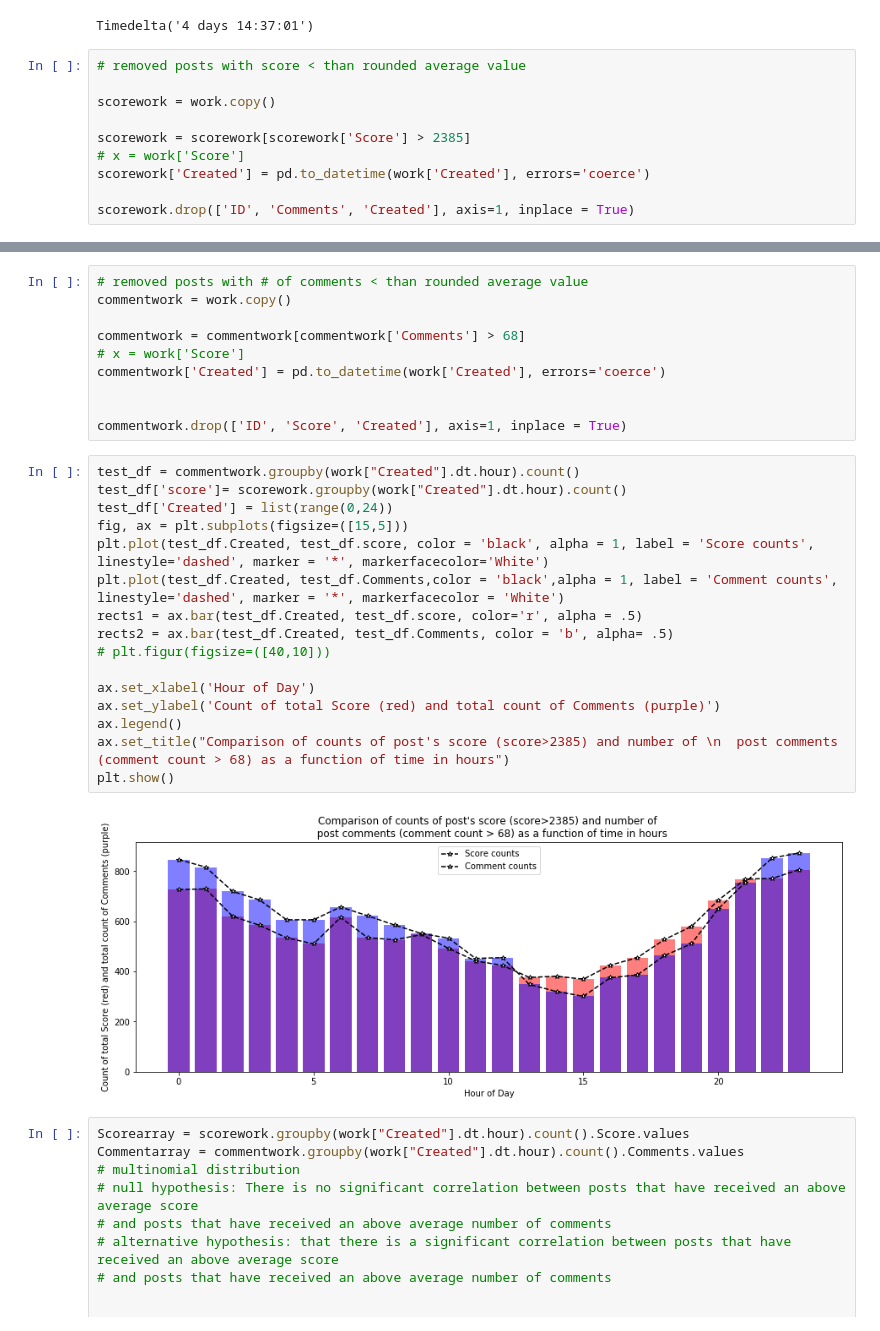
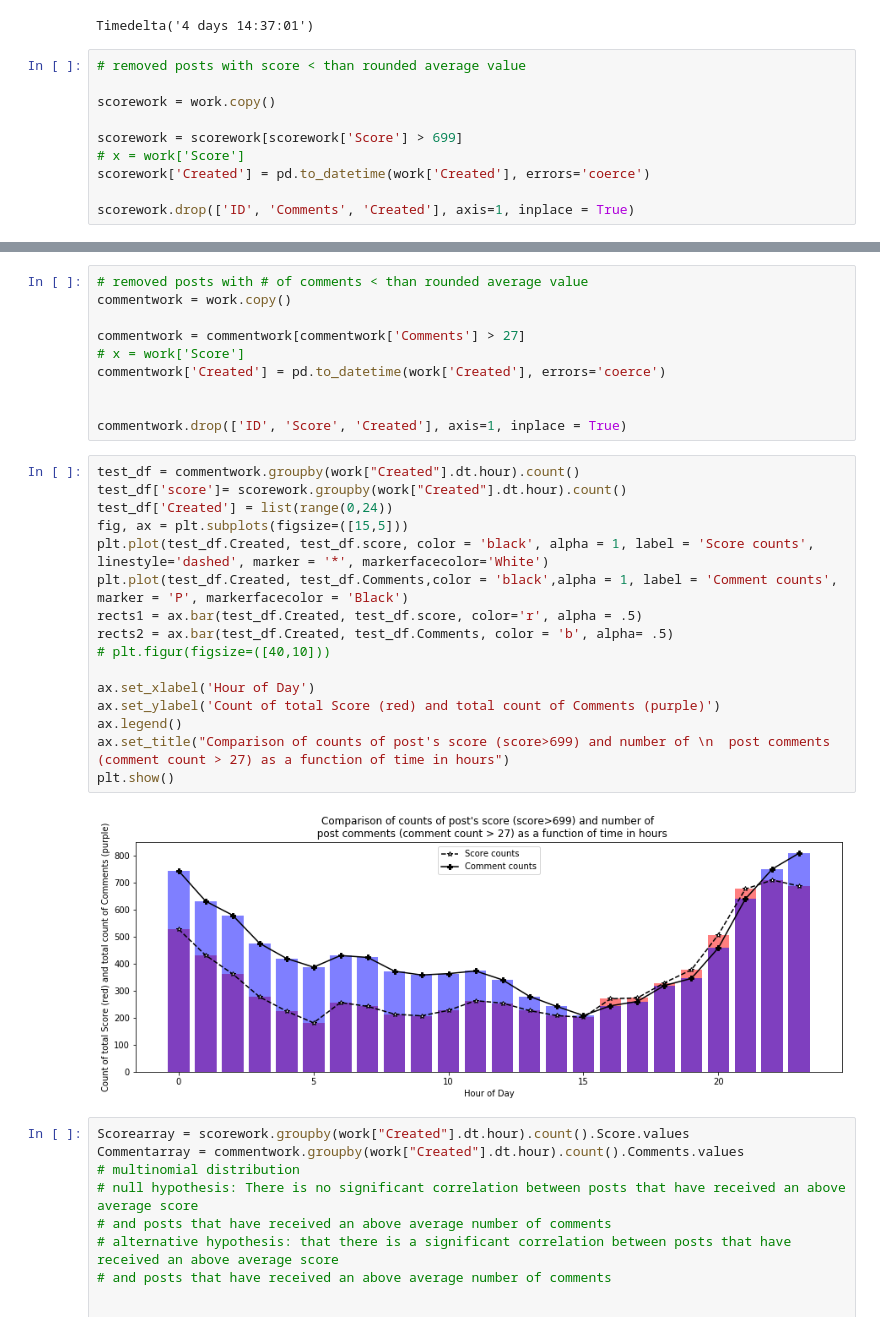
Before and after one commit to Jameshskelton/Simple-Reddit-Scraper, a Jupyter notebook: Scripts/EDA-and-Analysis.ipynb, the cells around one changed output, grey strips where cells are left out. Drawn from its saved outputs; the diff is of its cells as text.

```diff
--- a/Scripts/EDA-and-Analysis.ipynb
+++ b/Scripts/EDA-and-Analysis.ipynb
@@ -264,7 +239,7 @@ Timedelta('4 days 14:37:01')
 
 scorework = work.copy()
 
-scorework = scorework[scorework['Score'] > 2385]
+scorework = scorework[scorework['Score'] > 699]
 # x = work['Score']
 scorework['Created'] = pd.to_datetime(work['Created'], errors='coerce')
 
@@ -275,7 +248,7 @@ Timestamp('2020-01-07 21:41:52')
 # removed posts with # of comments < than rounded average value
 commentwork = work.copy()
 
-commentwork = commentwork[commentwork['Comments'] > 68]
+commentwork = commentwork[commentwork['Comments'] > 27]
 # x = work['Score']
 commentwork['Created'] = pd.to_datetime(work['Created'], errors='coerce')
 
@@ -284,21 +257,21 @@ commentwork.drop(['ID', 'Score', 'Created'], axis=1, inplace = True)
 # %%
 test_df = commentwork.groupby(work["Created"].dt.hour).count()
 test_df['score']= scorework.groupby(work["Created"].dt.hour).count()
 test_df['Created'] = list(range(0,24))
 fig, ax = plt.subplots(figsize=([15,5]))
 plt.plot(test_df.Created, test_df.score, color = 'black', alpha = 1, label = 'Score counts', linestyle='dashed', marker = '*', markerfacecolor='White')
-plt.plot(test_df.Created, test_df.Comments,color = 'black',alpha = 1, label = 'Comment counts', linestyle='dashed', marker = '*', markerfacecolor = 'White')
+plt.plot(test_df.Created, test_df.Comments,color = 'black',alpha = 1, label = 'Comment counts', marker = 'P', markerfacecolor = 'Black')
 rects1 = ax.bar(test_df.Created, test_df.score, color='r', alpha = .5)
 rects2 = ax.bar(test_df.Created, test_df.Comments, color = 'b', alpha= .5)
 # plt.figur(figsize=([40,10]))
 
 ax.set_xlabel('Hour of Day')
 ax.set_ylabel('Count of total Score (red) and total count of Comments (purple)')
 ax.legend()
-ax.set_title("Comparison of counts of post's score (score>2385) and number of \n  post comments (comment count > 68) as a function of time in hours")
+ax.set_title("Comparison of counts of post's score (score>699) and number of \n  post comments (comment count > 27) as a function of time in hours")
 plt.show()
 # %% [output]
-[figure, old version]
+[figure, new version]
 # %%
 Scorearray = scorework.groupby(work["Created"].dt.hour).count().Score.values
 Commentarray = commentwork.groupby(work["Created"].dt.hour).count().Comments.values
```
Also changed, not shown: parts of 12 cells of this notebook, 2 other files.
